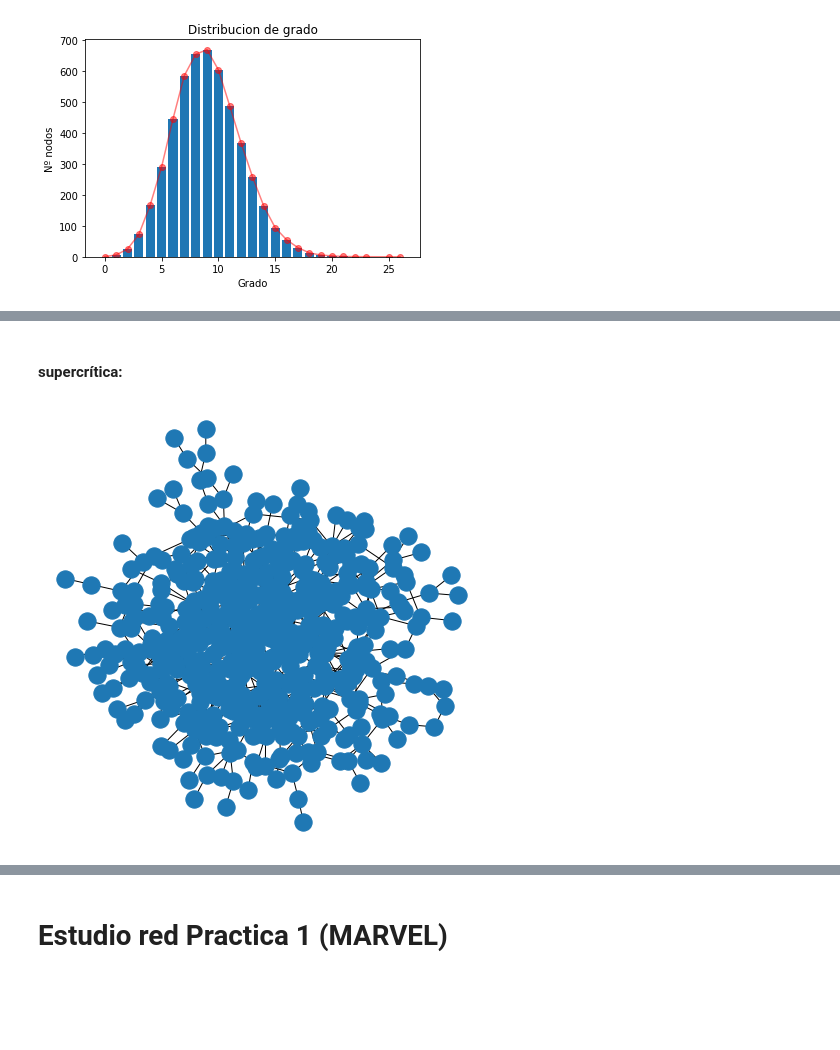
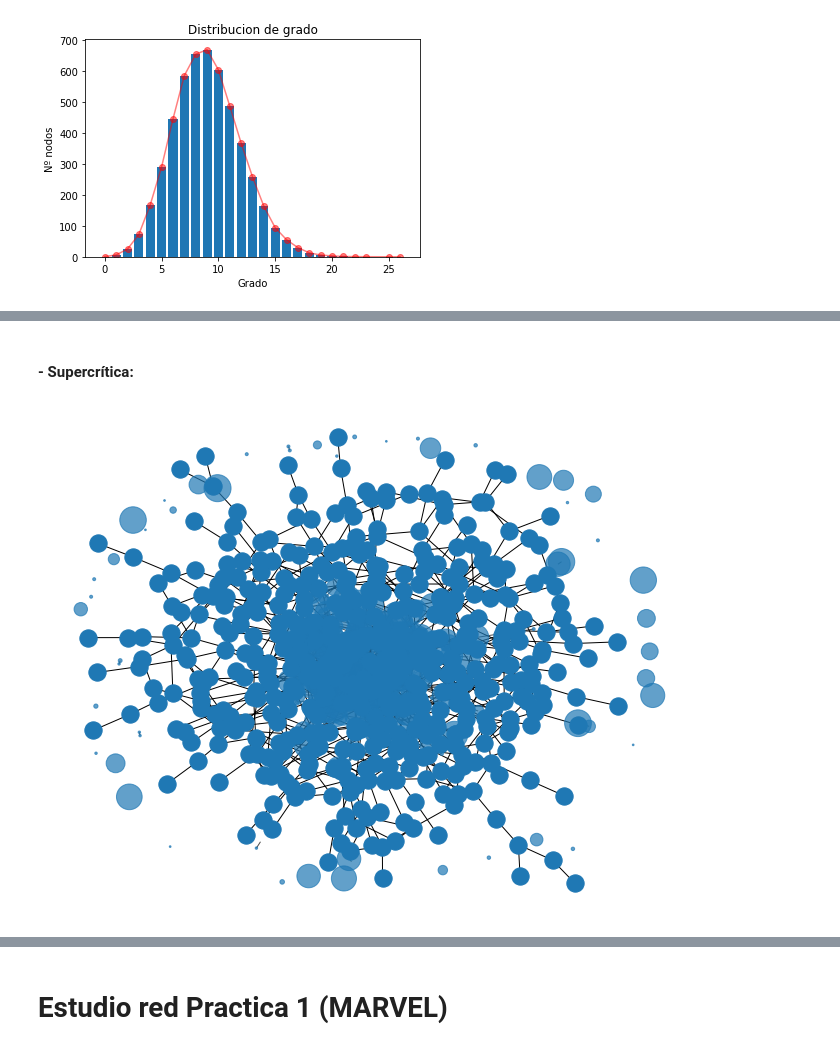
Before and after one commit to pablodll/Social-Network-Analisys, a Jupyter notebook: Practica 2/Practica 2 notebook.ipynb, the cells around one changed output, grey strips where cells are left out. Saved outputs shown, nothing was run; the diff lists cells and outputs as text; code cells hidden in the pictures; blank space fills up the shorter version.

```diff
--- a/Practica 2/Practica 2 notebook.ipynb
+++ b/Practica 2/Practica 2 notebook.ipynb
@@ -213,10 +227,11 @@ nx.draw_kamada_kawai(red_ER_n500_critic)
 # %% [markdown]
-####  supercrítica:
+#### - Supercrítica:
 # %%
 p = 0.005
 
 red_ER_n500_supercritic = nx.gnp_random_graph(N, p)
-plt.figure(figsize=(6,6))
-nx.draw_kamada_kawai(red_ER_n500_supercritic)
+plt.figure(figsize=(9,7))
+nx.draw_networkx(red_ER_n500_supercritic, node_size=np.multiply(nx.degree(red_ER_n500_supercritic), 3), alpha=0.7, with_labels=False, pos=nx.draw_kamada_kawai(red_ER_n500_supercritic))
+nx.write_gexf(red_ER_n500_supercritic, './ER_n500_supercritic.gexf')
 # %% [output]
-[figure, old version]
+[figure, new version]
```
Also changed, not shown: parts of 28 cells of this notebook.
